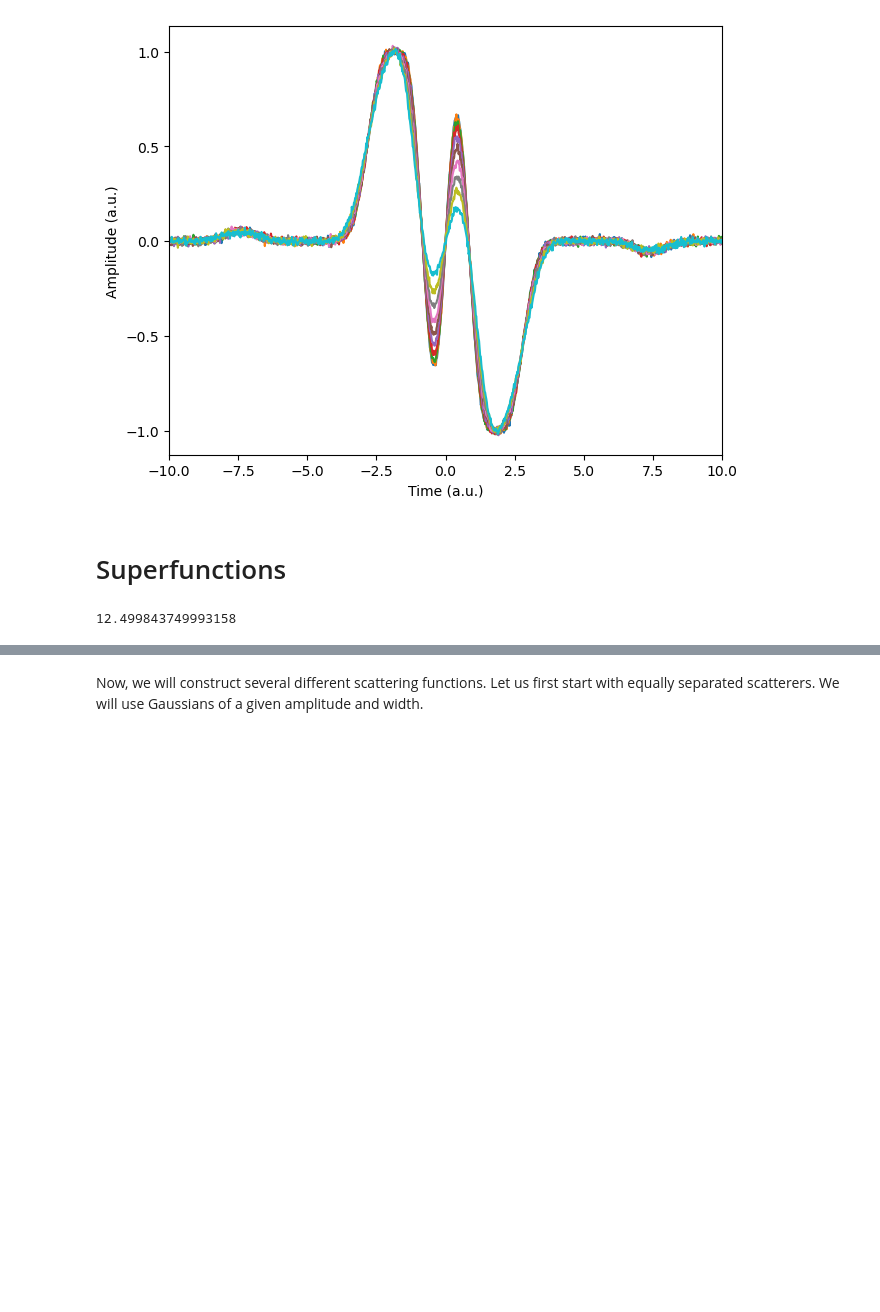
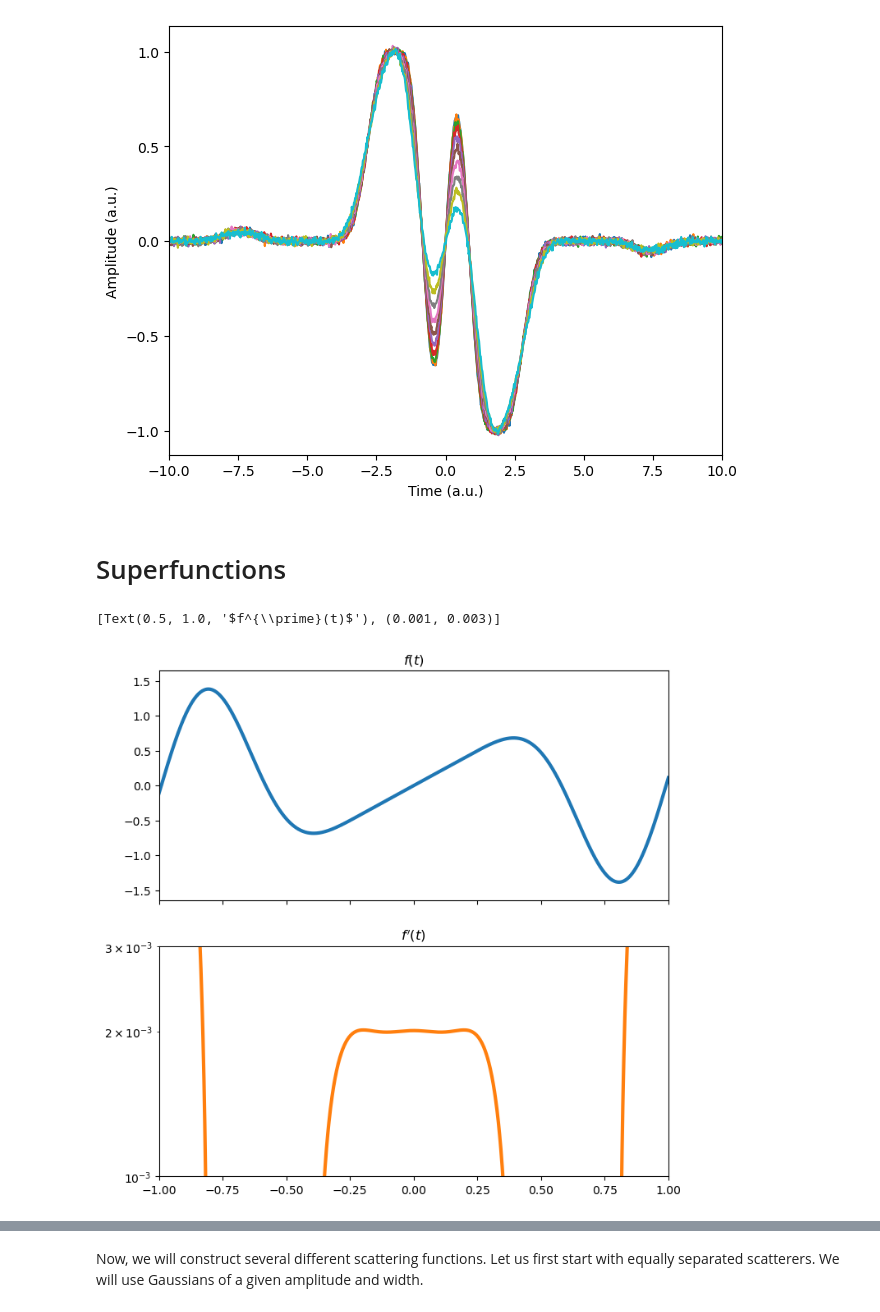
Before and after one commit to abhishekchak52/radar-ml, a Jupyter notebook: gen_signal_data.ipynb, the cells around one changed output, grey strips where cells are left out. Saved outputs shown, nothing was run; the diff lists cells and outputs as text; code cells hidden in the pictures; blank space fills up the shorter version.

```diff
--- a/gen_signal_data.ipynb
+++ b/gen_signal_data.ipynb
@@ -450,4 +224,0 @@ normed_F_SO = normpower2one(t, F_SO)
-# %%
-signal_power(t, normed_F_SO)
-# %% [output]
-12.499843749993158
@@ -454 +242,47 @@ signal_power(t, normed_F_SO)
+# %%
+def signal_power(tlist, signal):
+    """
+    Compute the rms power of the signal
+    """
+    return integrate.simpson(y=signal**2, x=tlist) / (tlist[-1] - tlist[0])
+
+
+def normpower2one(tlist, signal):
+    power = signal_power(tlist, signal)  # calculate total power
+    return signal / np.sqrt(power)  # normalize signal power to 1
+def basis(time, n):
+    g = np.sin((w1 + dw * n) * time)  # This defines the basis we use.  Sine function for odd and cosine for even functions
+    return g
+
+
+def gen_sf_from_coeffs(coeffs, time):
+    g = np.zeros_like(time)
+    for i in range(0, len(coeffs)):
+        g = g + coeffs[i] * basis(time, i)
+    return g
+# %%
+coeffs = [
+    0.65050157,
+    0.48107457,
+    -0.49920901,
+    -0.10730917,
+    -0.29207321,
+    0.15058321,
+    0.07248865,
+]
+fig, ax = plt.subplots(2, 1, figsize=(8, 8), sharex=True)
+super_function = gen_sf_from_coeffs(coeffs, t)
+ax[0].plot(t, super_function, lw=3)
+ax[0].set(
+    xlim=(-1, 1),
+    title=r"$f(t)$",
+)
+ax[1].semilogy(t, np.gradient(super_function), color="tab:orange", lw=3)
+ax[1].set(
+    title=r"$f^{\prime}(t)$",
+    ylim=(1e-3, 3e-3),
+)
+# %% [output]
+[Text(0.5, 1.0, '$f^{\\prime}(t)$'), (0.001, 0.003)]
+[figure, added]
 # %%
```
Also changed, not shown: parts of 33 cells of this notebook.
